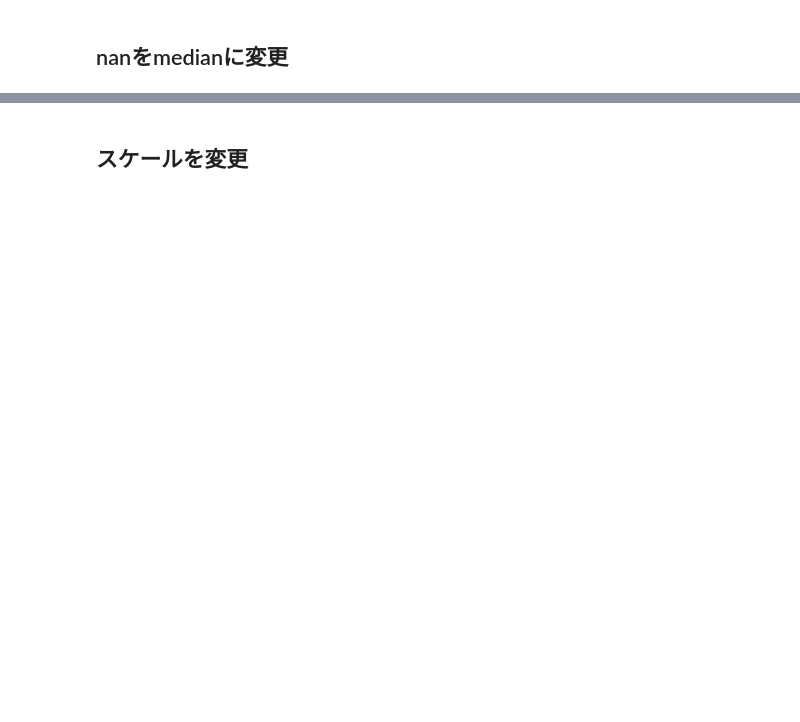
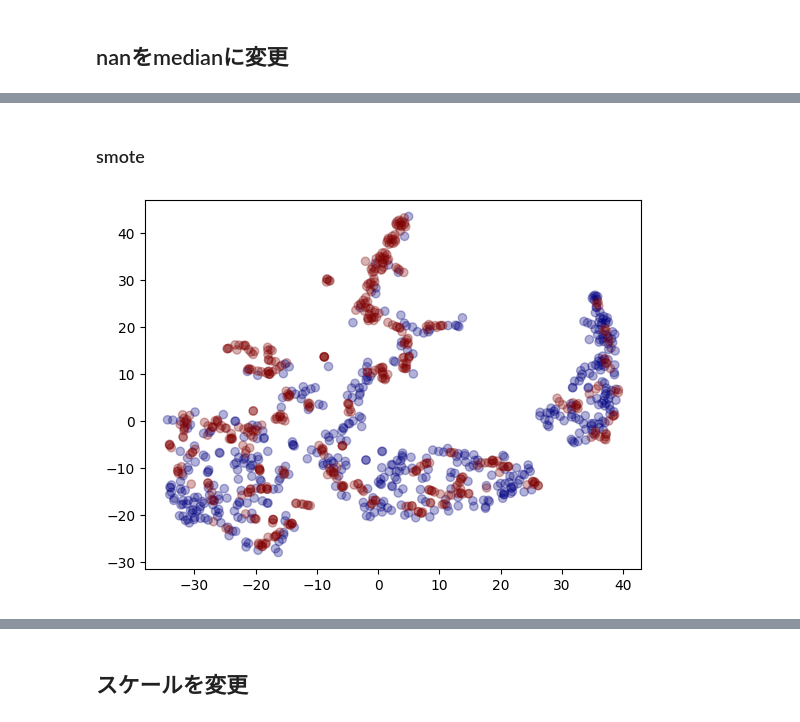
Before and after one commit to aruaru0/icr-kaggle, a Jupyter notebook: emsamble_baseline.ipynb, the cells around one changed output, grey strips where cells are left out. Saved outputs shown, nothing was run; the diff lists cells and outputs as text; code cells hidden in the pictures; blank space fills up the shorter version.

Commit message:
add SMOTE option

```diff
--- a/emsamble_baseline.ipynb
+++ b/emsamble_baseline.ipynb
@@ -30,3 +50,11 @@ from catboost import CatBoostClassifier
+# %%
+# SMOTEをTrueにすると、5FOLDの結果にリークが発生しているように見えるのでCVがあてにならなくなりそう
+use_SMOTE = True
+
+del_BC_CL = False
+do_opt = False
+
+seed = 57
 # %% [markdown]
 # Read DATAS
 # %%
@@ -63,0 +130,27 @@ df_test
+# %%
+if del_BC_CL:
+    df_train = df_train.drop(['BC','CL'], axis=1)
+    df_test = df_test.drop(['BC','CL'], axis=1)
+# %% [markdown]
+### smote
+# %%
+from imblearn.over_sampling import SMOTE
+from imblearn.combine import SMOTETomek
+
+X = df_train[df_train.columns[:-1]]
+y = df_train.Class
+sm = SMOTETomek(random_state=57)
+X_res, y_res = sm.fit_resample(X, y)
+
+from sklearn.manifold import TSNE
+pca = TSNE(n_components=2, random_state=0)
+X_reduced_tsne = pca.fit_transform(X_res)  # wineデータをPCAで次元圧縮
+plt.scatter(X_reduced_tsne[:, 0], X_reduced_tsne[:, 1],
+            c=y_res, cmap='jet', alpha=0.3)
+plt.show()
+
+if use_SMOTE:
+    X_res['Class'] = y_res
+    df_train = X_res
+# %% [output]
+[figure, added]
```
Also changed, not shown: parts of 24 cells of this notebook.
